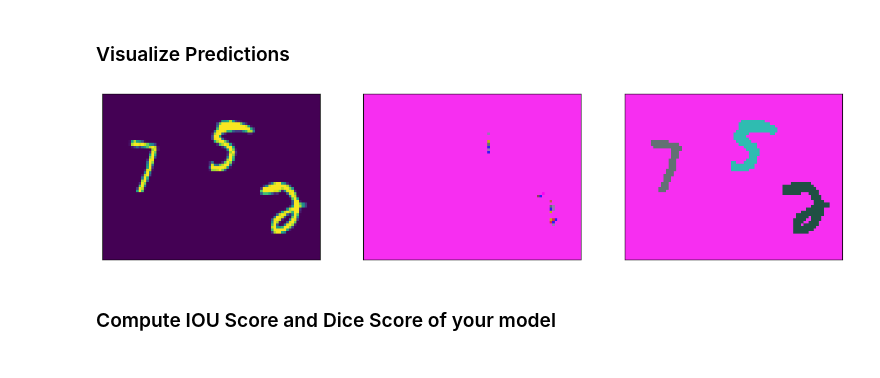
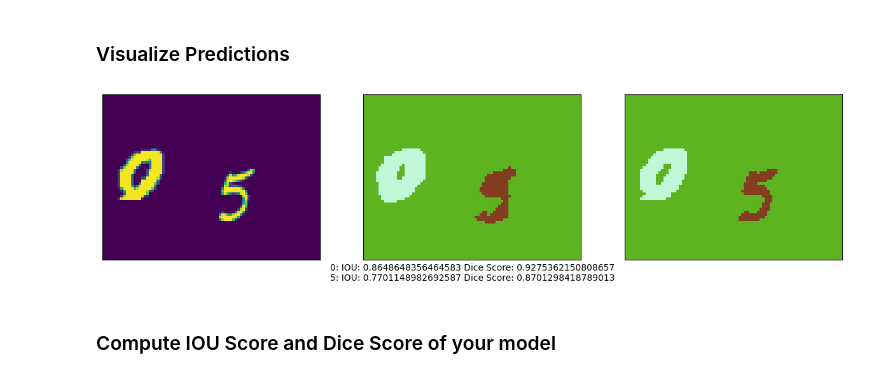
Before and after one commit to clauseisenhardt/colabTmp, a Jupyter notebook: Course 3 - Advance Computer Vision/W3/assignment/C3W3_Assignment.ipynb, the cells around one changed output. Saved outputs shown, nothing was run; the diff lists cells and outputs as text; code cells hidden in the pictures.

```diff
--- a/Course 3 - Advance Computer Vision/W3/assignment/C3W3_Assignment.ipynb
+++ b/Course 3 - Advance Computer Vision/W3/assignment/C3W3_Assignment.ipynb
@@ -386,7 +388,7 @@ def conv_block(input, filters, kernel_size, pooling_size, pool_strides):
   x = tf.keras.layers.LeakyReLU()(x)
   x = tf.keras.layers.Conv2D(filters = filters, kernel_size = (kernel_size, kernel_size), padding = 'same', data_format=IMAGE_ORDERING)(x)
   x = tf.keras.layers.LeakyReLU()(x)
-  x = tf.keras.layers.MaxPooling2D(pool_size=pooling_size, data_format=IMAGE_ORDERING)(x)
+  x = tf.keras.layers.MaxPooling2D(pool_size=pooling_size, strides=pool_strides, data_format=IMAGE_ORDERING)(x)
   x = tf.keras.layers.BatchNormalization()(x)
   ### END CODE HERE ###
 
@@ -786,7 +791,7 @@ Model: "functional_17"
 Compile the model using an appropriate loss, optimizer, and metric.
 # %%
 ### START CODE HERE ###
-model.compile(loss='sparse_categorical_crossentropy', optimizer=tf.keras.optimizers.Adam(), metrics=['accuracy'])
+model.compile(loss='categorical_crossentropy', optimizer=tf.keras.optimizers.Adam(), metrics=['accuracy'])
 ### END CODE HERE ###
 # %% [markdown]
 ## Model Training
@@ -918,22 +941,22 @@ def class_wise_metrics(y_true, y_pred):
 ### Visualize Predictions
 # %%
 # place a number here between 0 to 191 to pick an image from the test set
-integer_slider = 11
+integer_slider = 190
 
 ds = test_dataset.unbatch()
 ds = ds.batch(200)
 images = []
 
 y_true_segments = []
 for image, annotation in ds.take(2):
   y_true_segments = annotation
   images = image
 
 
 iou, dice_score = class_wise_metrics(np.argmax(y_true_segments[integer_slider], axis=2), results[integer_slider])
 show_annotation_and_prediction(image[integer_slider], annotation[integer_slider], results[integer_slider], iou, dice_score)
 # %% [output]
-[figure, old version]
+[figure, new version]
 # %% [markdown]
 ### Compute IOU Score and Dice Score of your model
 # %%
```
Also changed, not shown: parts of 12 cells of this notebook.
